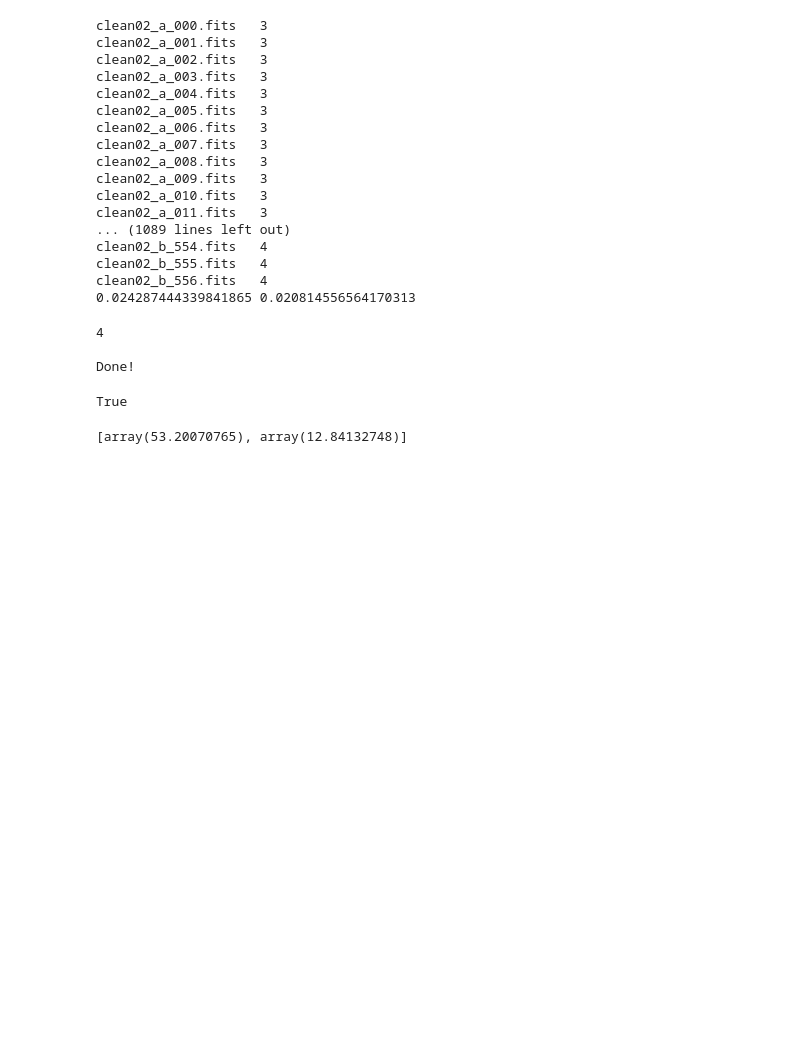
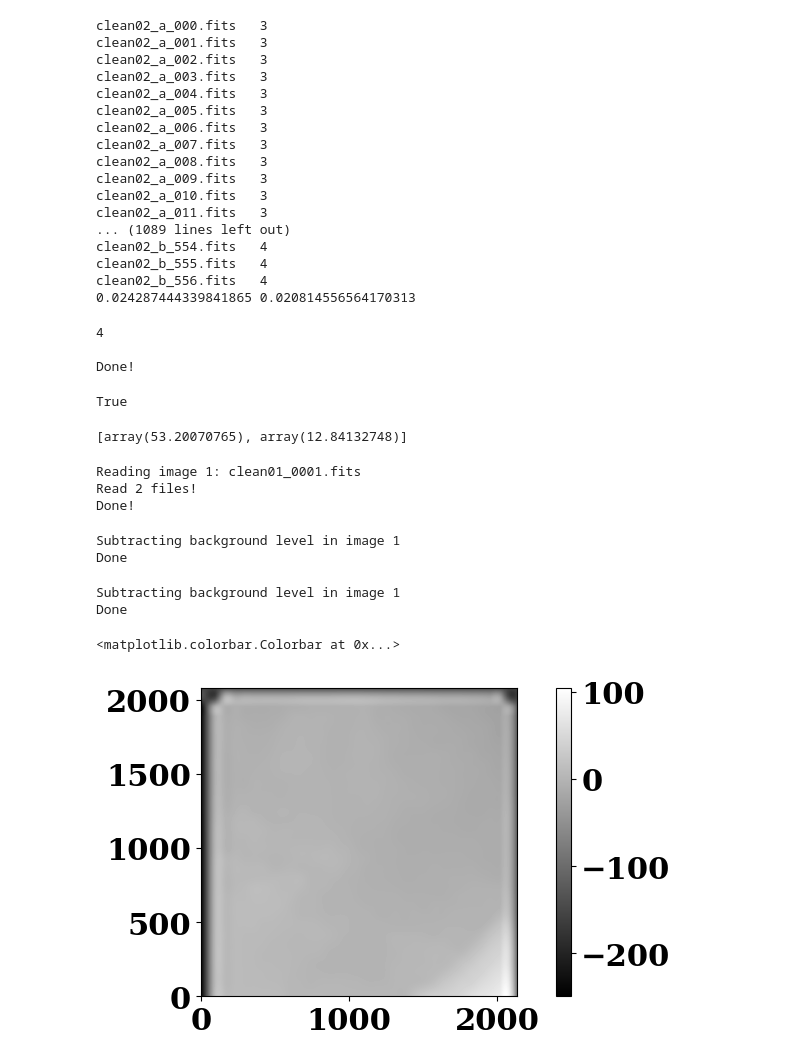
Before and after one commit to Mikea1985/shifty, a Jupyter notebook: notebooks/exploring_cleaning.ipynb, the cells around one changed output. Drawn from its saved outputs; the diff is of its cells as text; code cells hidden in the pictures; blank space fills up the shorter version.

Commit message:
Set up background subtraction using source extractor background

```diff
--- a/notebooks/exploring_cleaning.ipynb
+++ b/notebooks/exploring_cleaning.ipynb
@@ -404,3 +390,43 @@ True
 D.cleaned_data.WCS[0].all_pix2world(2091.4858, 21.5561, 0)
 # %% [output]
 [array(53.20070765), array(12.84132748)]
+# %%
+import cleaner
+
+importlib.reload(cleaner)
+# filenames=sorted(glob.glob('/arc/home/mikea/Github/shifty/dev_data/2615*.fits'))[0::]
+# filenames=sorted(glob.glob('/arc/home/mikea/.shifty_data/tess/5/1/4/tess20183??????*.fits'))[0::]
+filenames = sorted(glob.glob("/arc/home/mikea/Github/shifty/notebooks/planted_b_*.fits"))[0:2:]
+filenames = sorted(glob.glob("clean01_????.fits"))[0:2:]
+C = cleaner.DataCleaner(
+    filenames,
+    extno=0,
+    EXPTIME="EXPOSURE",
+    EXPUNIT="d",
+    MAGZERO=18.0,
+    MJD_START="BJDREFI+TSTART+-2400000.5",
+    GAIN="GAINA",
+    FILTER="-Tess",
+    verbose=False,
+)
+# %% [output]
+Reading image 1: clean01_0001.fits
+Read 2 files!
+Done!
+# %%
+D=copy.deepcopy(C)
+# %%
+C.subtract_background_level('median')
+# %% [output]
+Subtracting background level in image 1
+Done
+# %%
+D.subtract_background_level('sep')
+# %% [output]
+Subtracting background level in image 1
+Done
+# %%
+plt.imshow(C.cleaned_data.data[0]-D.cleaned_data.data[0], interpolation='nearest', cmap='gray', origin='lower'); plt.colorbar()
+# %% [output]
+<matplotlib.colorbar.Colorbar at 0x...>
+[figure, added]
```
Also changed, not shown: parts of 5 cells of this notebook, 2 other files.
